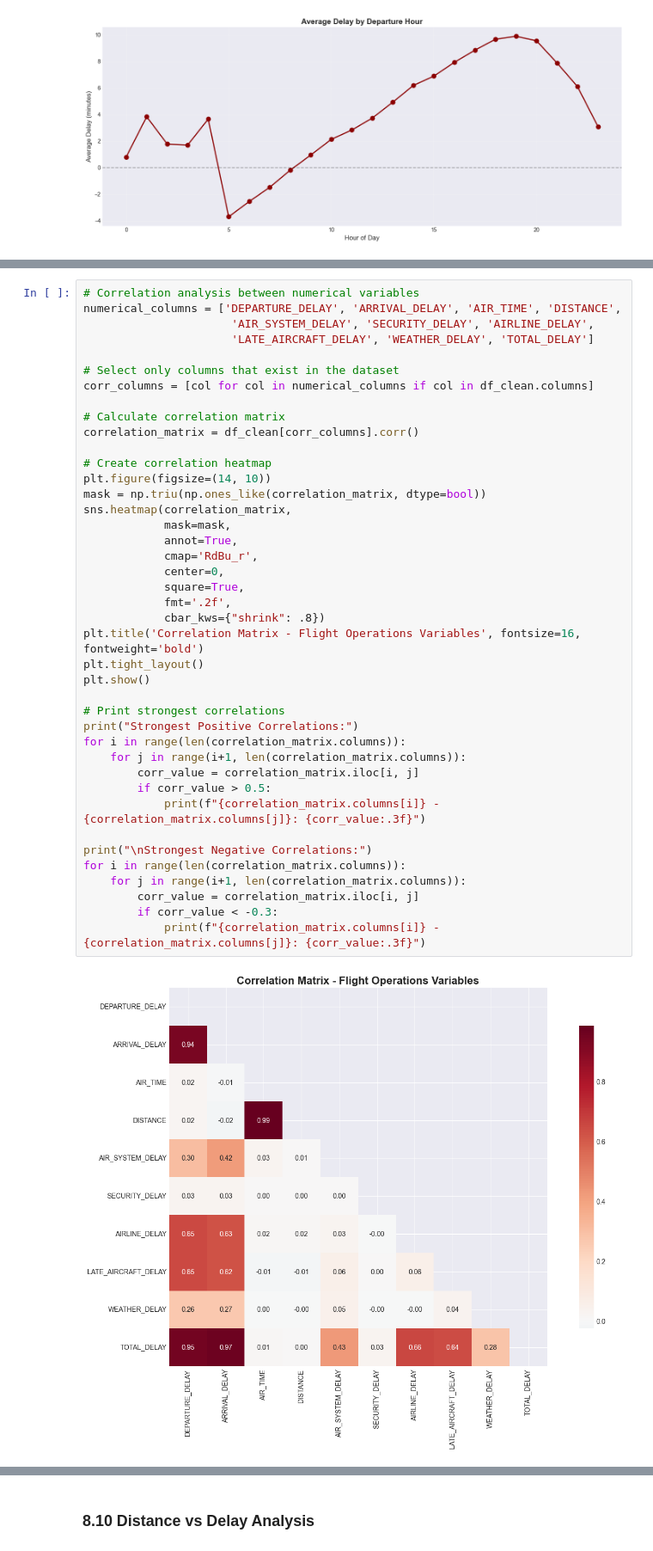
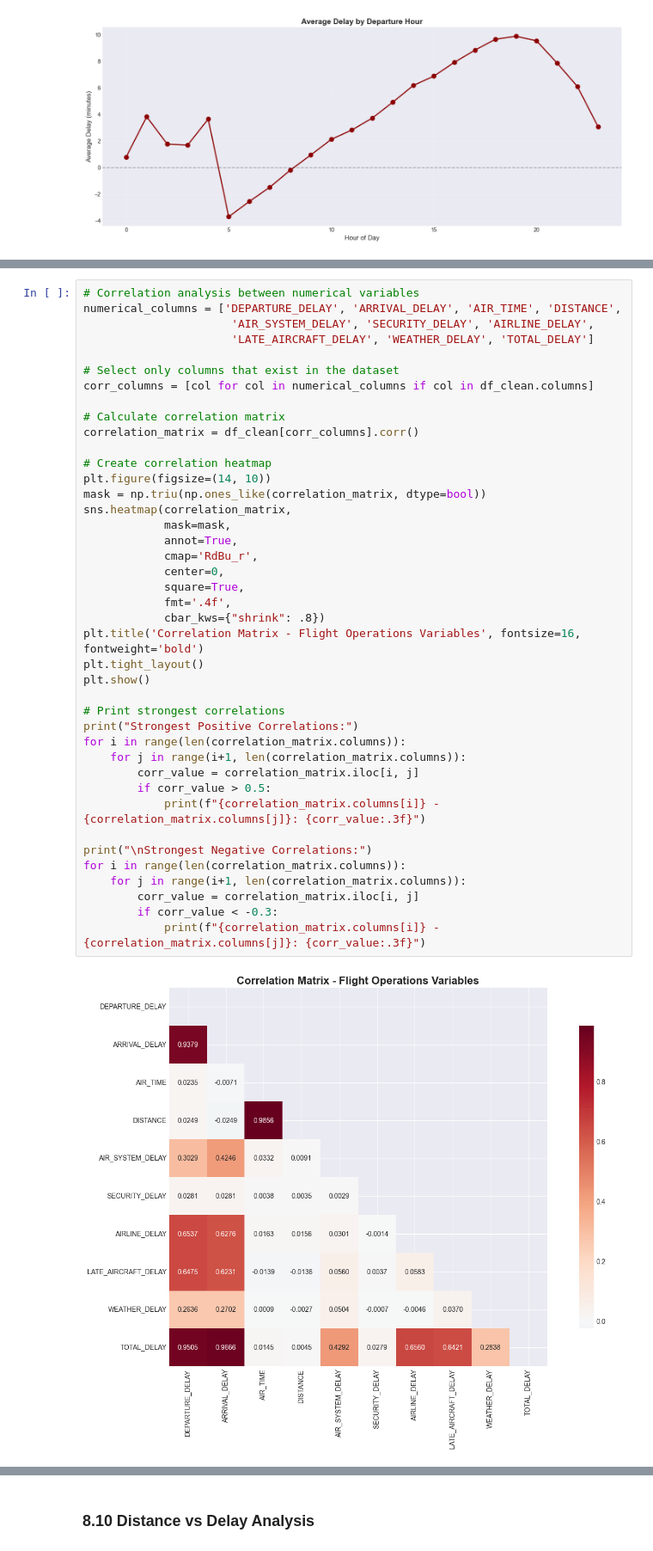
Before and after one commit to ryadavnitb/Batch-7, a Jupyter notebook: main.ipynb, the cells around one changed output, grey strips where cells are left out. Shown at 86% size. Saved outputs shown, nothing was run; the diff lists cells and outputs as text.

```diff
--- a/main.ipynb
+++ b/main.ipynb
@@ -880,35 +704,35 @@ correlation_matrix = df_clean[corr_columns].corr()
 
 # Create correlation heatmap
 plt.figure(figsize=(14, 10))
 mask = np.triu(np.ones_like(correlation_matrix, dtype=bool))
 sns.heatmap(correlation_matrix,
             mask=mask,
             annot=True,
             cmap='RdBu_r',
             center=0,
             square=True,
-            fmt='.2f',
+            fmt='.4f',
             cbar_kws={"shrink": .8})
 plt.title('Correlation Matrix - Flight Operations Variables', fontsize=16, fontweight='bold')
 plt.tight_layout()
 plt.show()
 
 # Print strongest correlations
 print("Strongest Positive Correlations:")
 for i in range(len(correlation_matrix.columns)):
     for j in range(i+1, len(correlation_matrix.columns)):
         corr_value = correlation_matrix.iloc[i, j]
         if corr_value > 0.5:
             print(f"{correlation_matrix.columns[i]} - {correlation_matrix.columns[j]}: {corr_value:.3f}")
 
 print("\nStrongest Negative Correlations:")
 for i in range(len(correlation_matrix.columns)):
     for j in range(i+1, len(correlation_matrix.columns)):
         corr_value = correlation_matrix.iloc[i, j]
         if corr_value < -0.3:
             print(f"{correlation_matrix.columns[i]} - {correlation_matrix.columns[j]}: {corr_value:.3f}")
 # %% [output]
-[figure, old version]
+[figure, new version]
 Strongest Positive Correlations:
 DEPARTURE_DELAY - ARRIVAL_DELAY: 0.938
 DEPARTURE_DELAY - AIRLINE_DELAY: 0.654
```
Also changed, not shown: parts of 58 cells of this notebook.
